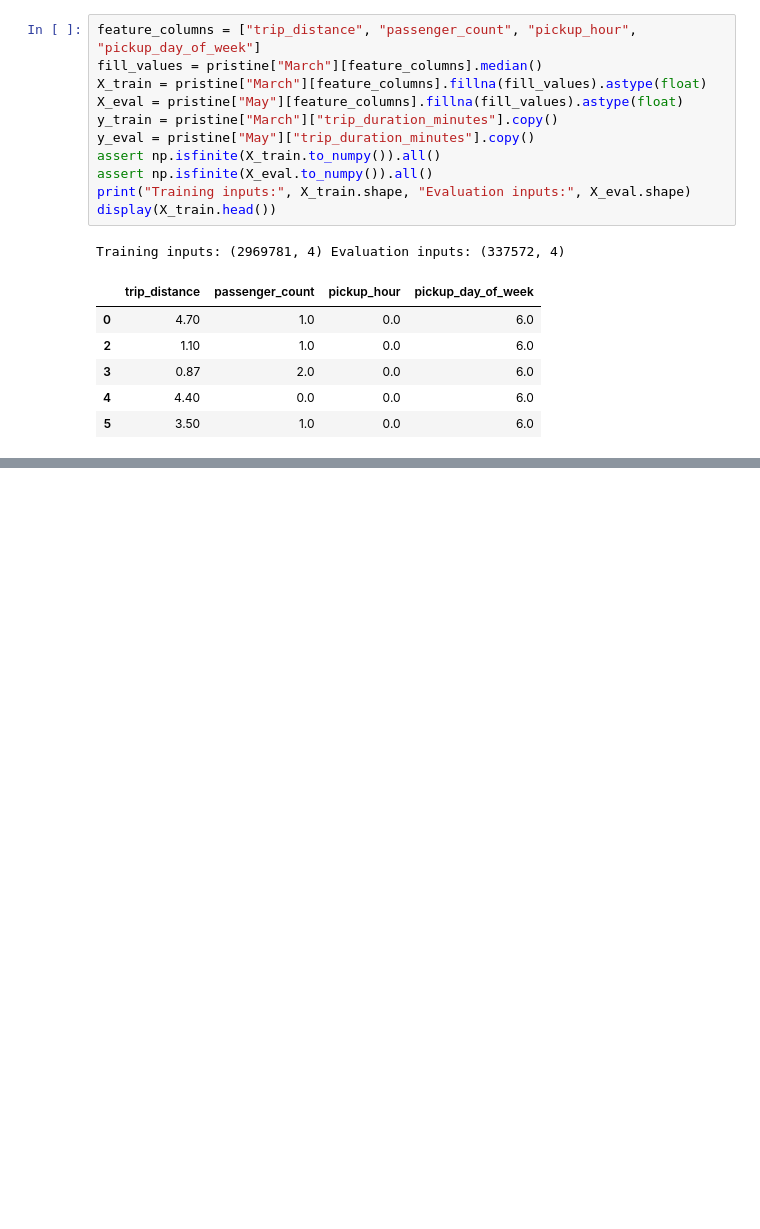
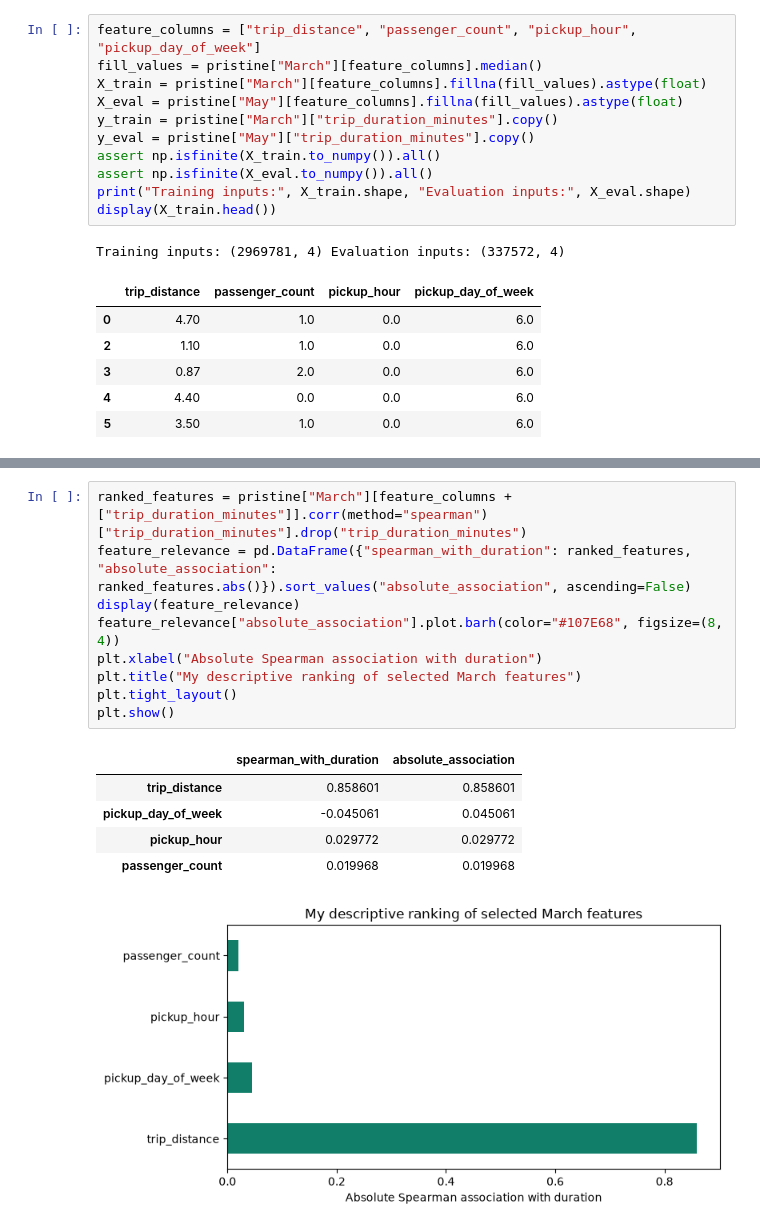
Before and after one commit to Negarkamvij/Project_1_Deep_Learning, a Jupyter notebook: Taxi_Project_1.ipynb, the cells around one changed output, grey strips where cells are left out. Cells and saved outputs as stored; diff of their text form; blank space fills up the shorter version.

```diff
--- a/Taxi_Project_1.ipynb
+++ b/Taxi_Project_1.ipynb
@@ -643,0 +661,16 @@ My analysis shows a strong association between recorded distance and ride durati
+# %%
+ranked_features = pristine["March"][feature_columns + ["trip_duration_minutes"]].corr(method="spearman")["trip_duration_minutes"].drop("trip_duration_minutes")
+feature_relevance = pd.DataFrame({"spearman_with_duration": ranked_features, "absolute_association": ranked_features.abs()}).sort_values("absolute_association", ascending=False)
+display(feature_relevance)
+feature_relevance["absolute_association"].plot.barh(color="#107E68", figsize=(8, 4))
+plt.xlabel("Absolute Spearman association with duration")
+plt.title("My descriptive ranking of selected March features")
+plt.tight_layout()
+plt.show()
+# %% [output]
+|  | spearman_with_duration | absolute_association |
+| trip_distance | 0.858601 | 0.858601 |
+| pickup_day_of_week | -0.045061 | 0.045061 |
+| pickup_hour | 0.029772 | 0.029772 |
+| passenger_count | 0.019968 | 0.019968 |
+[figure, added]
```
Also changed, not shown: parts of 24 cells of this notebook, 3 other files.
